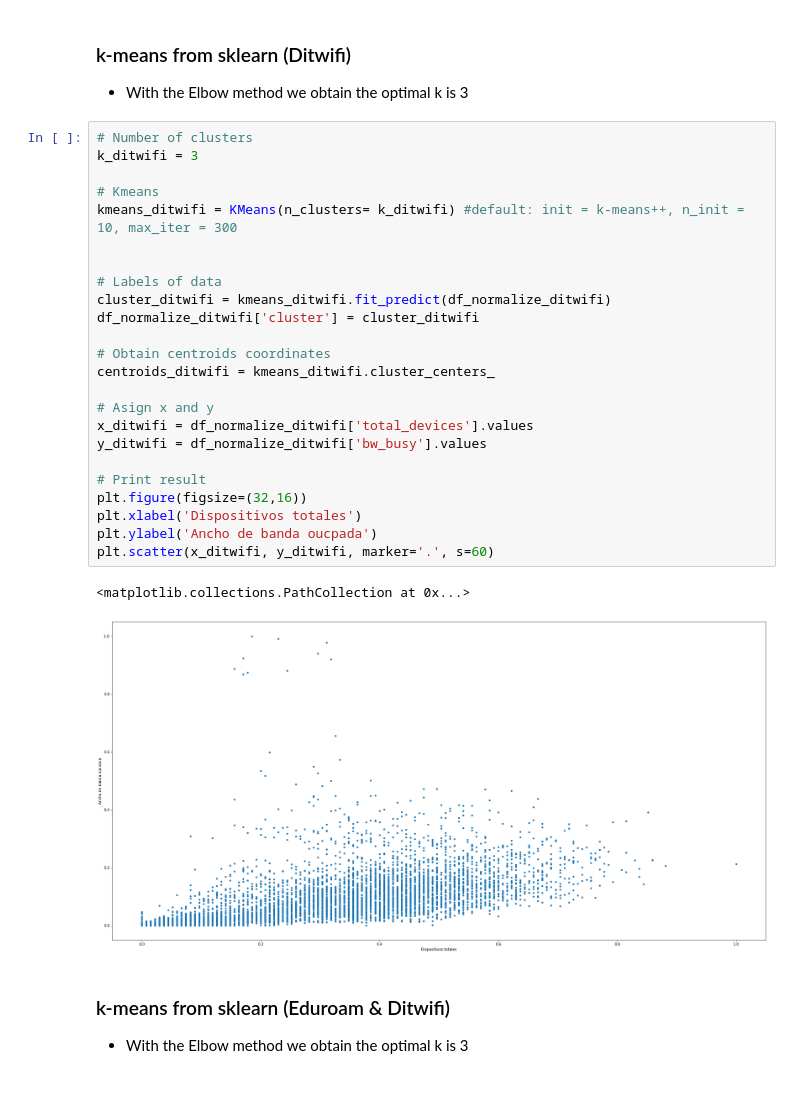
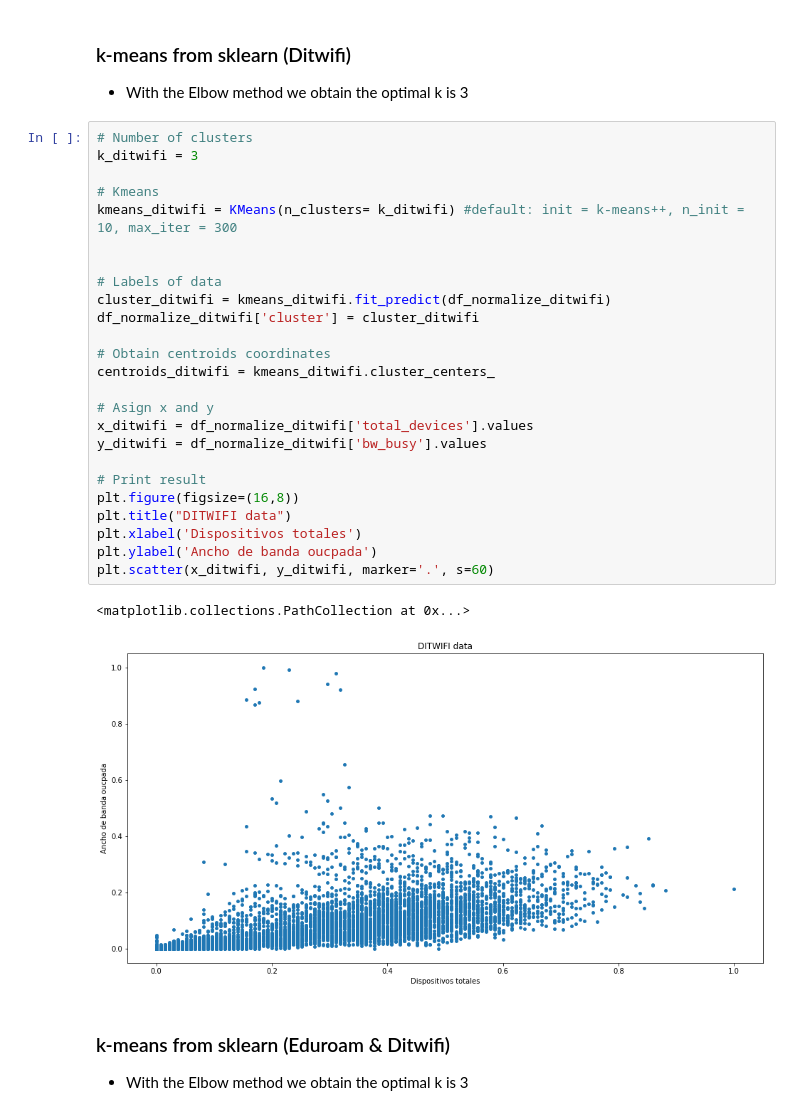
Before and after one commit to alvaroanua/TFG, a Jupyter notebook: Kmean/KMEAN_Dublin_Tardes_un_dia.ipynb, the cells around one changed output. Saved outputs shown, nothing was run; the diff lists cells and outputs as text; blank space fills up the shorter version.

```diff
--- a/Kmean/KMEAN_Dublin_Tardes_un_dia.ipynb
+++ b/Kmean/KMEAN_Dublin_Tardes_un_dia.ipynb
@@ -379,30 +365,31 @@ plt.scatter(x_eduroam, y_eduroam, marker='.', s=60)
 # %%
 # Number of clusters
 k_ditwifi = 3
 
 # Kmeans
 kmeans_ditwifi = KMeans(n_clusters= k_ditwifi) #default: init = k-means++, n_init = 10, max_iter = 300
 
 
 # Labels of data
 cluster_ditwifi = kmeans_ditwifi.fit_predict(df_normalize_ditwifi)
 df_normalize_ditwifi['cluster'] = cluster_ditwifi
 
 # Obtain centroids coordinates
 centroids_ditwifi = kmeans_ditwifi.cluster_centers_
 
 # Asign x and y
 x_ditwifi = df_normalize_ditwifi['total_devices'].values
 y_ditwifi = df_normalize_ditwifi['bw_busy'].values
 
 # Print result
-plt.figure(figsize=(32,16))
+plt.figure(figsize=(16,8))
+plt.title("DITWIFI data")
 plt.xlabel('Dispositivos totales')
 plt.ylabel('Ancho de banda oucpada')
 plt.scatter(x_ditwifi, y_ditwifi, marker='.', s=60)
 # %% [output]
 <matplotlib.collections.PathCollection at 0x...>
-[figure, old version]
+[figure, new version]
 # %% [markdown]
 ### k-means from sklearn (Eduroam & Ditwifi)
 * With the Elbow method we obtain the optimal k is 3
```
Also changed, not shown: parts of 19 cells of this notebook.
